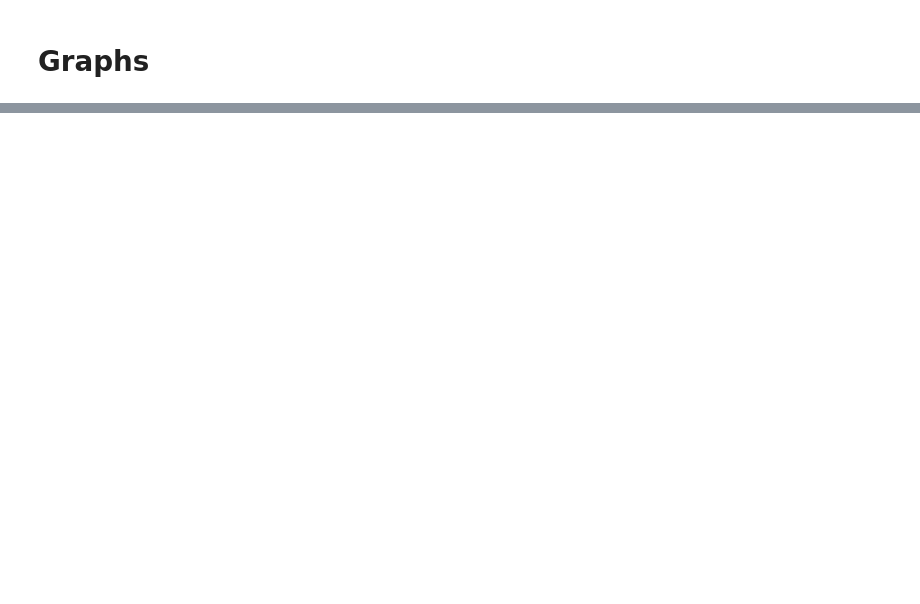
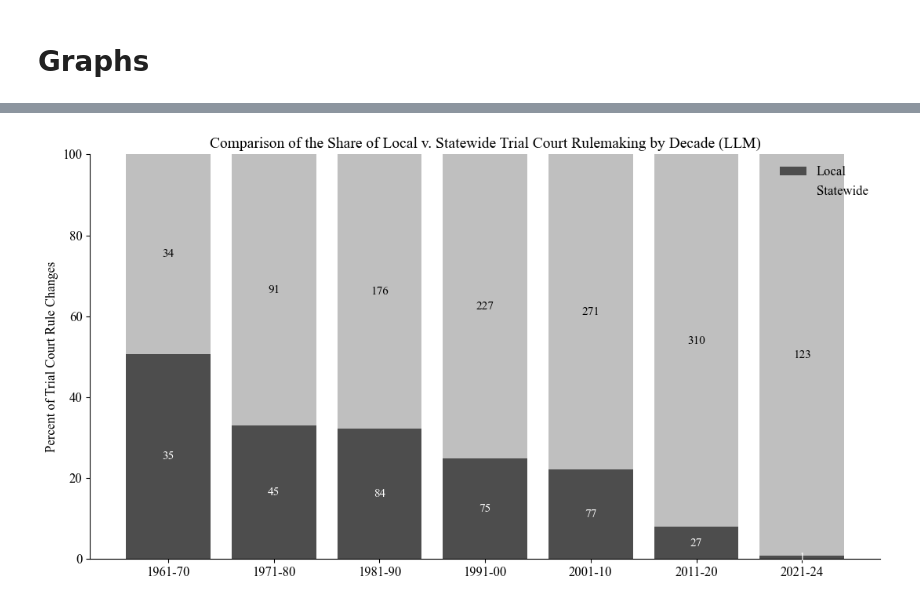
Before and after one commit to OthmanBensoudaKoraichi/Tailored-Procedures, a Jupyter notebook: code/blackbook_rules_processing.ipynb, the cells around one changed output, grey strips where cells are left out. Drawn from its saved outputs; the diff is of its cells as text; code cells hidden in the pictures; blank space fills up the shorter version.

```diff
--- a/code/blackbook_rules_processing.ipynb
+++ b/code/blackbook_rules_processing.ipynb
@@ -758,25 +920,25 @@ file_path = BASE_DIR / "files" / "order_extraction" / "extracted_rule_bodies_llm
 
 df = pd.read_excel(file_path)
 
-# Ensure issued_year exists
+# Ensure issued_year
 if "issued_year" not in df.columns:
-    df["issued_year"] = pd.to_datetime(
-        df["issued_date"], errors="coerce"
-    ).dt.year
+    df["issued_year"] = pd.to_datetime(df["issued_date"], errors="coerce").dt.year
 
-df = df[df["issued_year"] >= 1961]
+df = df[df["issued_year"].notna() & (df["issued_year"] >= 1961)].copy()
 
 # ============================================================
-# RESTRICT TO TRIAL COURT RULES
+# DEFINE TRIAL COURT UNIVERSE
 # ============================================================
 
-trial_mask = df["order_title"].str.contains(
-    r"Superior Court|Justice Court|Municipal Court",
-    case=False,
-    na=False
-)
+LOCAL_COL = "Local Rule (LLM)"
+ST_TRIAL_COL = "Statewide Trial Court Rule (LLM)"
 
-trial_df = df[trial_mask].copy()
+df[LOCAL_COL] = pd.to_numeric(df[LOCAL_COL], errors="coerce").fillna(0).astype(int)
+df[ST_TRIAL_COL] = pd.to_numeric(df[ST_TRIAL_COL], errors="coerce").fillna(0).astype(int)
+
+trial_df = df[
+    (df[LOCAL_COL] == 1) | (df[ST_TRIAL_COL] == 1)
+].copy()
 
 # ============================================================
 # CREATE DECADE BINS
@@ -804,27 +966,23 @@ trial_df["decade"] = trial_df["issued_year"].apply(assign_decade)
 trial_df = trial_df.dropna(subset=["decade"])
 
 # ============================================================
-# COUNT LOCAL VS STATEWIDE (REGEX)
+# COUNT LOCAL VS STATEWIDE TRIAL
 # ============================================================
 
 counts = (
     trial_df
-    .groupby(["decade", "Local Rule (Expanded)"])
-    .size()
-    .unstack(fill_value=0)
+    .groupby("decade")
+    .agg(
+        Local=(LOCAL_COL, "sum"),
+        Statewide=(ST_TRIAL_COL, "sum")
+    )
 )
 
-counts = counts.rename(columns={0: "Statewide", 1: "Local"})
+# Ensure consistent order
+decade_order = ["1961-70","1971-80","1981-90","1991-00","2001-10","2011-20","2021-24"]
+counts = counts.reindex(decade_order).fillna(0)
 
-# Ensure both columns exist
-if "Local" not in counts.columns:
-    counts["Local"] = 0
-if "Statewide" not in counts.columns:
-    counts["Statewide"] = 0
-
-counts = counts[["Local", "Statewide"]]
-
-# Compute shares
+# Shares
 shares = counts.div(counts.sum(axis=1), axis=0)
 
 # ============================================================
@@ -860,8 +1018,12 @@ for col in ["Local", "Statewide"]:
 # ============================================================
 
 for i, decade in enumerate(shares.index):
-    local_count = counts.loc[decade, "Local"]
-    statewide_count = counts.loc[decade, "Statewide"]
+    local_count = int(counts.loc[decade, "Local"])
+    statewide_count = int(counts.loc[decade, "Statewide"])
+
+    total = local_count + statewide_count
+    if total == 0:
+        continue
 
     # Local count label
     if local_count > 0:
@@ -879,31 +1041,33 @@ for i, decade in enumerate(shares.index):
     if statewide_count > 0:
         ax.text(
             i,
             shares.loc[decade, "Local"] * 100 +
             (shares.loc[decade, "Statewide"] * 100) / 2,
             f"{statewide_count}",
             ha="center",
             va="center",
             color="black",
             fontsize=11
         )
 
 # ============================================================
 # FORMATTING
 # ============================================================
 
 ax.set_ylabel("Percent of Trial Court Rule Changes")
 ax.set_ylim(0, 100)
 
 ax.set_title(
-    "Fig. 3. Comparison of the Share of Centralized v. Local\nRulemaking by Decade",
+    "Comparison of the Share of Local v. Statewide Trial Court Rulemaking by Decade (LLM)",
     fontsize=14
 )
 
 ax.legend(frameon=False)
 
 ax.spines["top"].set_visible(False)
 ax.spines["right"].set_visible(False)
 
 plt.tight_layout()
 plt.show()
+# %% [output]
+[figure, added]
```
Also changed, not shown: parts of 5 cells of this notebook, 2 other files.
